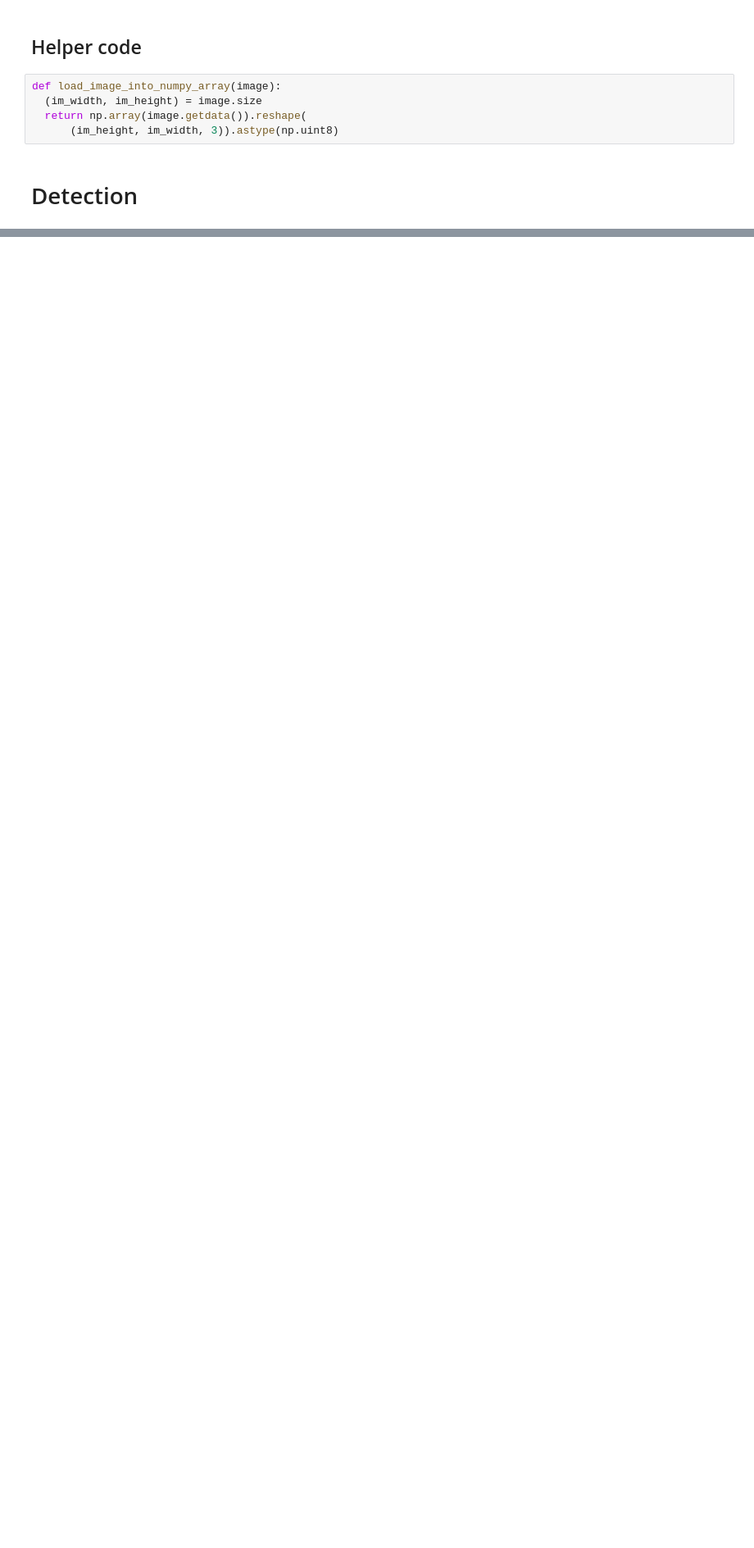
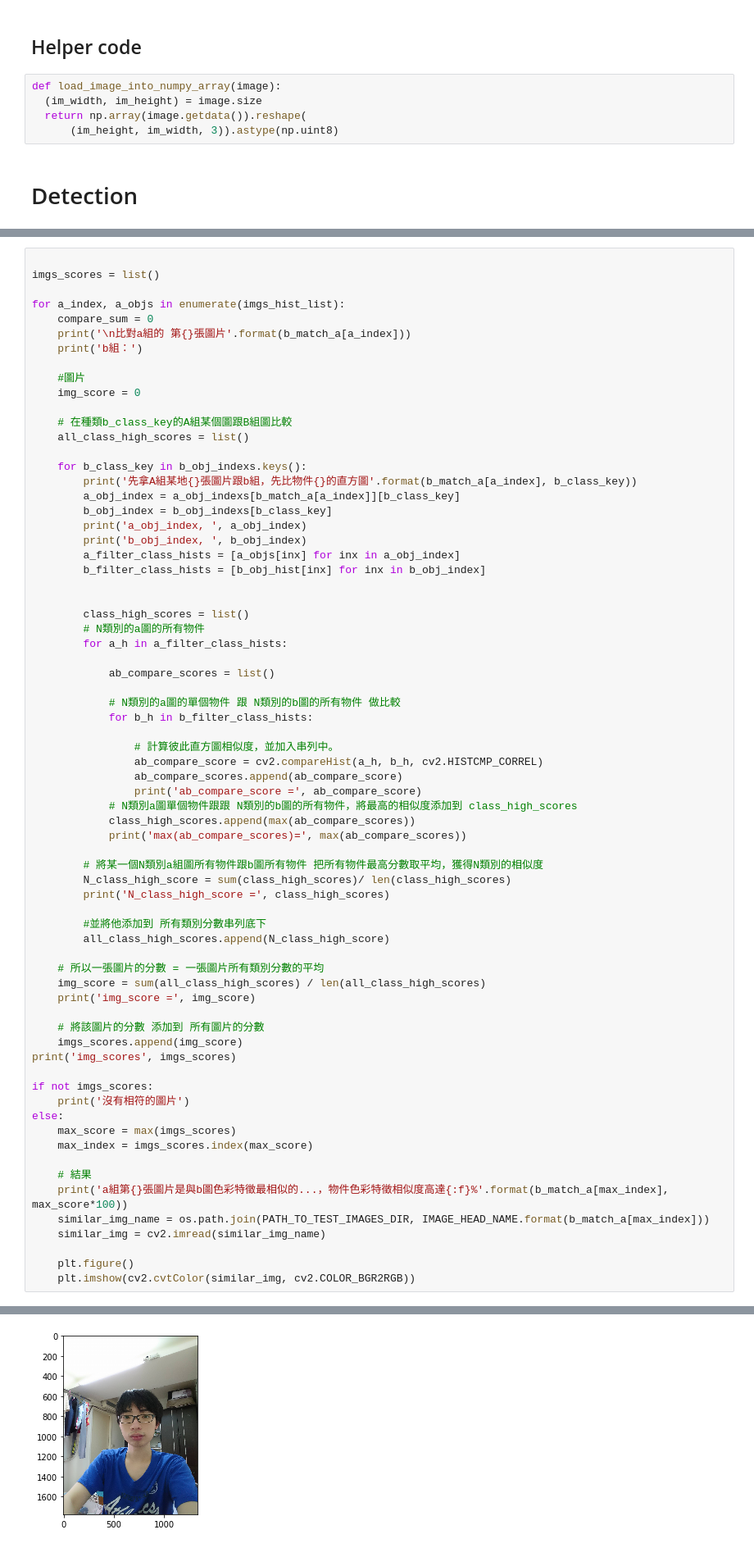
Before and after one commit to kabuto412rock/selfPracticeTensorflow, a Jupyter notebook: 實驗四/object_detection_第4實驗.ipynb, the cells around one changed output, grey strips where cells are left out. Shown at 82% size. Drawn from its saved outputs; the diff is of its cells as text; blank space fills up the shorter version.

```diff
--- a/實驗四/object_detection_第4實驗.ipynb
+++ b/實驗四/object_detection_第4實驗.ipynb
@@ -413,0 +428,71 @@ a_obj_coordinates[70]
+# %%
+
+imgs_scores = list()
+
+for a_index, a_objs in enumerate(imgs_hist_list):
+    compare_sum = 0
+    print('\n比對a組的 第{}張圖片'.format(b_match_a[a_index]))
+    print('b組：')
+
+    #圖片
+    img_score = 0
+
+    # 在種類b_class_key的A組某個圖跟B組圖比較
+    all_class_high_scores = list()
+
+    for b_class_key in b_obj_indexs.keys():
+        print('先拿A組某地{}張圖片跟b組，先比物件{}的直方圖'.format(b_match_a[a_index], b_class_key))
+        a_obj_index = a_obj_indexs[b_match_a[a_index]][b_class_key]
+        b_obj_index = b_obj_indexs[b_class_key]
+        print('a_obj_index, ', a_obj_index)
+        print('b_obj_index, ', b_obj_index)
+        a_filter_class_hists = [a_objs[inx] for inx in a_obj_index]
+        b_filter_class_hists = [b_obj_hist[inx] for inx in b_obj_index]
+
+
+        class_high_scores = list()
+        # N類別的a圖的所有物件
+        for a_h in a_filter_class_hists:
+
+            ab_compare_scores = list()
+
+            # N類別的a圖的單個物件 跟 N類別的b圖的所有物件 做比較
+            for b_h in b_filter_class_hists:
+
+                # 計算彼此直方圖相似度，並加入串列中。
+                ab_compare_score = cv2.compareHist(a_h, b_h, cv2.HISTCMP_CORREL)
+                ab_compare_scores.append(ab_compare_score)
+                print('ab_compare_score =', ab_compare_score)
+            # N類別a圖單個物件跟跟 N類別的b圖的所有物件，將最高的相似度添加到 class_high_scores
+            class_high_scores.append(max(ab_compare_scores))
+            print('max(ab_compare_scores)=', max(ab_compare_scores))
+
+        # 將某一個N類別a組圖所有物件跟b圖所有物件 把所有物件最高分數取平均，獲得N類別的相似度
+        N_class_high_score = sum(class_high_scores)/ len(class_high_scores)
+        print('N_class_high_score =', class_high_scores)
+
+        #並將他添加到 所有類別分數串列底下
+        all_class_high_scores.append(N_class_high_score)
+
+    # 所以一張圖片的分數 = 一張圖片所有類別分數的平均
+    img_score = sum(all_class_high_scores) / len(all_class_high_scores)
+    print('img_score =', img_score)
+
+    # 將該圖片的分數 添加到 所有圖片的分數
+    imgs_scores.append(img_score)
+print('img_scores', imgs_scores)
+
+if not imgs_scores:
+    print('沒有相符的圖片')
+else:
+    max_score = max(imgs_scores)
+    max_index = imgs_scores.index(max_score)
+
+    # 結果
+    print('a組第{}張圖片是與b圖色彩特徵最相似的...，物件色彩特徵相似度高達{:f}%'.format(b_match_a[max_index], max_score*100))
+    similar_img_name = os.path.join(PATH_TO_TEST_IMAGES_DIR, IMAGE_HEAD_NAME.format(b_match_a[max_index]))
+    similar_img = cv2.imread(similar_img_name)
+
+    plt.figure()
+    plt.imshow(cv2.cvtColor(similar_img, cv2.COLOR_BGR2RGB))
+# %% [output]
@@ -414,3 +516,4 @@ a_obj_coordinates[70]
+[figure, added]
 # %% [markdown]
 # 紀錄... dog60.jpg
 # dog6.jpg, dog13.jpg, dog28.jpg, dog69.jpg, dog56.jpg
```
Also changed, not shown: parts of 7 cells of this notebook.
